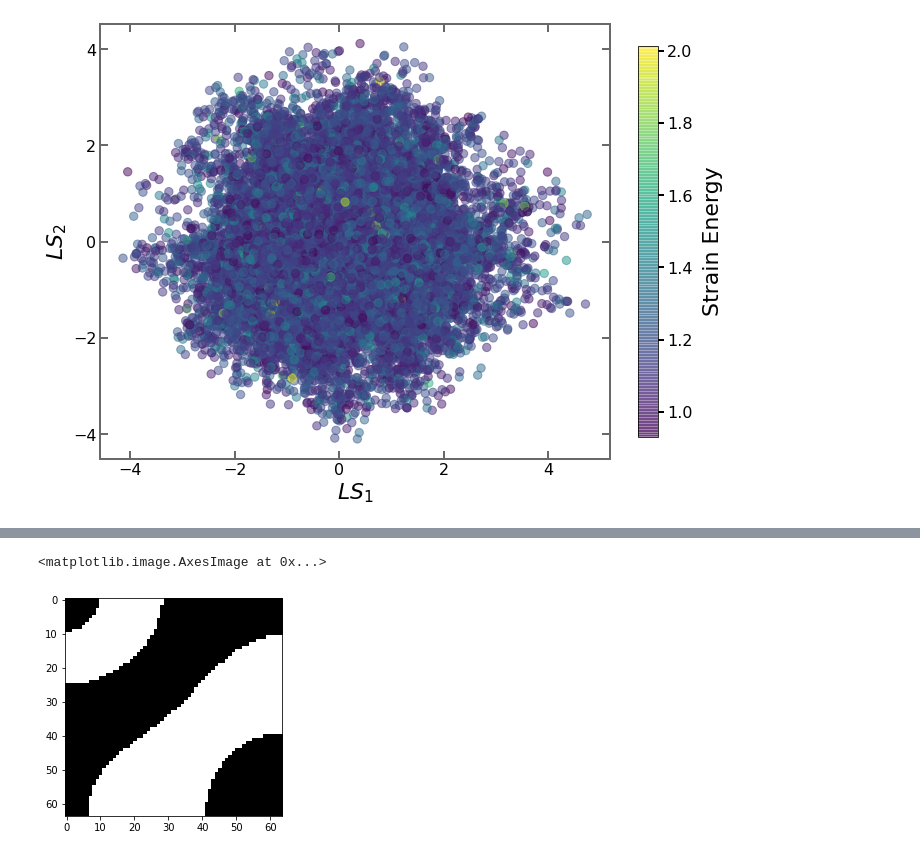
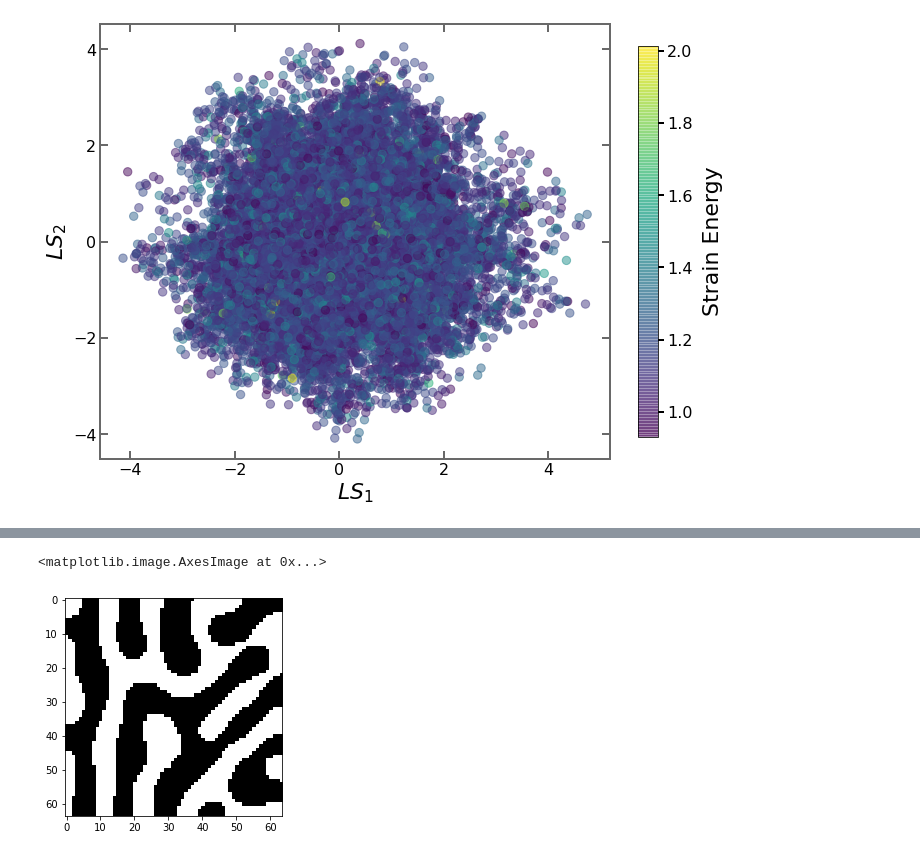
Before and after one commit to sedaoturak/vae_cahn-hilliard, a Jupyter notebook: cVAE_mechanical_MNIST.ipynb, the cells around one changed output, grey strips where cells are left out. Cells and saved outputs as stored; diff of their text form; code cells hidden in the pictures.

Commit message:
image visualization for interpolation added.

```diff
--- a/cVAE_mechanical_MNIST.ipynb
+++ b/cVAE_mechanical_MNIST.ipynb
@@ -442,7 +427,10 @@ for i, (d,t) in tqdm(enumerate(trainloader)):
+# %%
+imgs_train = [g[indx] for indx in trainset.indices]
+e_train = [e[indx,6] for indx in trainset.indices]
 # %%
 indx = np.argmin(np.linalg.norm(z - np.array([4.58,-1.047]), axis=1))
 fig,ax = plt.subplots()
-ax.imshow(imgs_train[indx,0,:,:], interpolation='nearest', cmap='binary')
+ax.imshow(imgs_train[indx].reshape(64,64), interpolation='nearest', cmap='binary')
 # %% [output]
 <matplotlib.image.AxesImage at 0x...>
-[figure, old version]
+[figure, new version]
```
Also changed, not shown: parts of 6 cells of this notebook.
